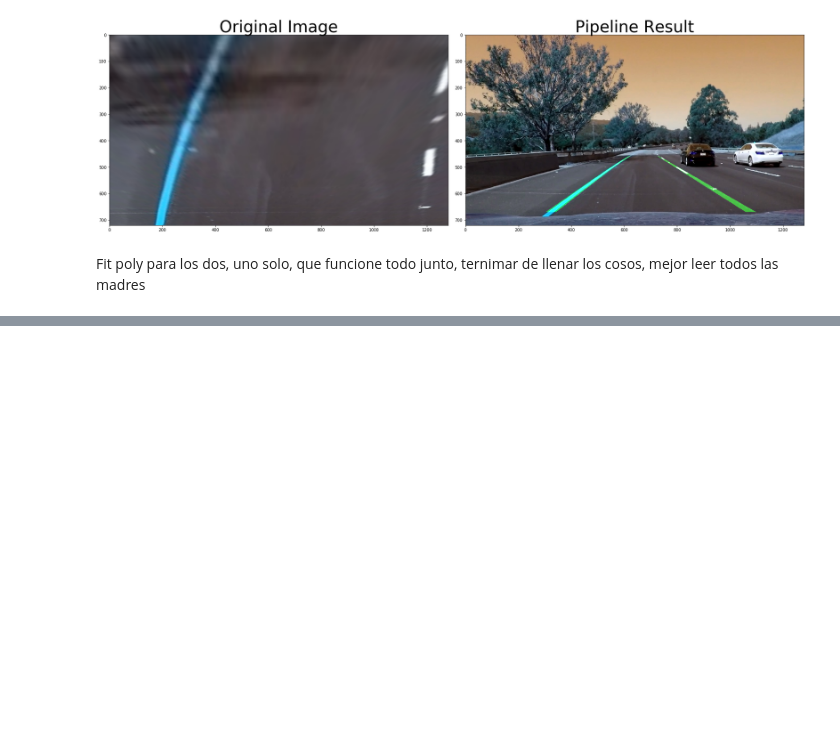
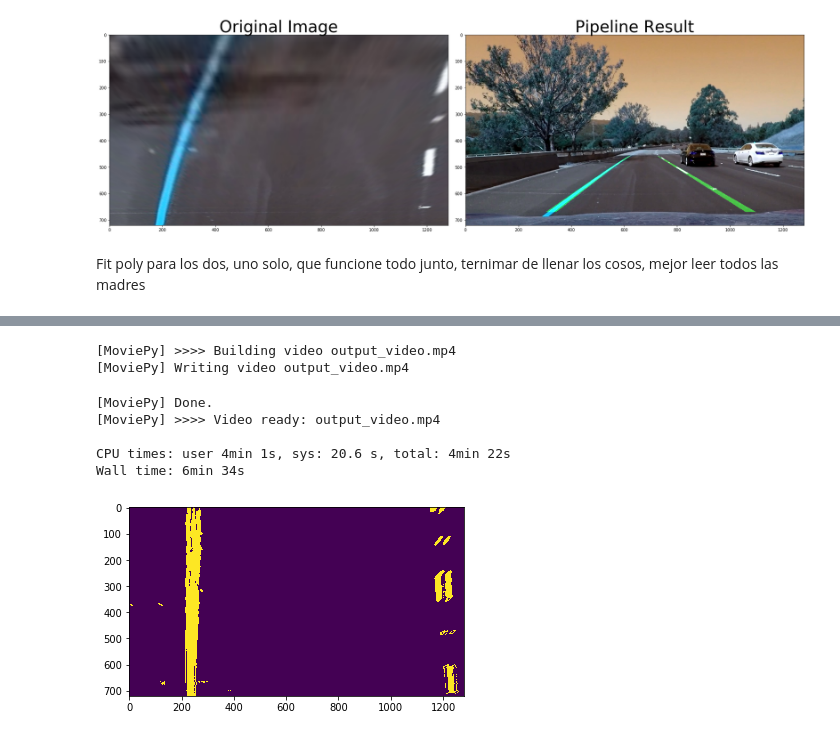
Before and after one commit to rogalbert/AdvancedLaneFinding, a Jupyter notebook: camara_calibration.ipynb, the cells around one changed output, grey strips where cells are left out. Cells and saved outputs as stored; diff of their text form; code cells hidden in the pictures; blank space fills up the shorter version.

```diff
--- a/camara_calibration.ipynb
+++ b/camara_calibration.ipynb
@@ -374,16 +377,16 @@ def find_lane(binary_warped , wraped):
     global left_line
 
     margin = 100
-    valor = .5
+    valor = 10
     if not(left_line.detected) or not(right_line.detected) :
         # Find our lane pixels first
         leftx, lefty, rightx, righty = find_lane_pixels(binary_warped, margin)
     else:
         leftx, lefty, rightx, righty = search_around_poly(binary_warped, margin)
 
-    left_fitx, right_fitx, ploty = fit_poly(binary_warped.shape, leftx, lefty, rightx, righty,valor)
+    left_fitx1, right_fitx1, ploty = fit_poly(binary_warped.shape, leftx, lefty, rightx, righty,valor)
 
-    out_img = visualization(binary_warped , wraped , left_fitx, right_fitx, ploty, 25)
+    out_img = visualization(binary_warped , wraped , left_fitx1, right_fitx1, ploty, 25)
 
     # Plots the left and right polynomials on the lane lines
 
@@ -398,7 +401,7 @@ import pickle
 import matplotlib.image as mpim
 %matplotlib inline
 
-dist_pickle = pickle.load( open( "camera_cal\wide_dist_pickle.p", "rb" ) )
+dist_pickle = pickle.load( open( "camera_cal/wide_dist_pickle.p", "rb" ) )
 mtx = dist_pickle["mtx"]
 dist = dist_pickle["dist"]
 
@@ -458,7 +461,7 @@ import pickle
 import matplotlib.image as mpim
 %matplotlib inline
 
-dist_pickle = pickle.load( open( "camera_cal\wide_dist_pickle.p", "rb" ) )
+dist_pickle = pickle.load( open( "camera_cal/wide_dist_pickle.p", "rb" ) )
 mtx = dist_pickle["mtx"]
 dist = dist_pickle["dist"]
 # %%
@@ -481,15 +482,24 @@ ModuleNotFoundError: No module named 'moviepy'
 # %%
 output_video = 'output_video.mp4'
 left_line = Line()
 right_line = Line()
 ## To speed up the testing process you may want to try your pipeline on a shorter subclip of the video
 ## To do so add .subclip(start_second,end_second) to the end of the line below
 ## Where start_second and end_second are integer values representing the start and end of the subclip
 ## You may also uncomment the following line for a subclip of the first 5 seconds
-clip1 = VideoFileClip("project_video.mp4").subclip(0,5)
-#clip1 = VideoFileClip("test_videos/solidWhiteRight.mp4")
+# clip1 = VideoFileClip("project_video.mp4").subclip(0,5)
+clip1 = VideoFileClip("project_video.mp4")
 video_clip = clip1.fl_image(pipeline) #NOTE: this function expects color images!!
-%time white_clip.write_videofile(video_output, audio=False)
+%time video_clip.write_videofile(output_video, audio=False)
+# %% [output]
+[MoviePy] >>>> Building video output_video.mp4
+[MoviePy] Writing video output_video.mp4
+[MoviePy] Done.
+[MoviePy] >>>> Video ready: output_video.mp4
+
+CPU times: user 4min 1s, sys: 20.6 s, total: 4min 22s
+Wall time: 6min 34s
+[figure, added]
 # %%
 HTML("""
 <video width="960" height="540" controls>
```
Also changed, not shown: parts of 3 cells of this notebook, 2 other files.
